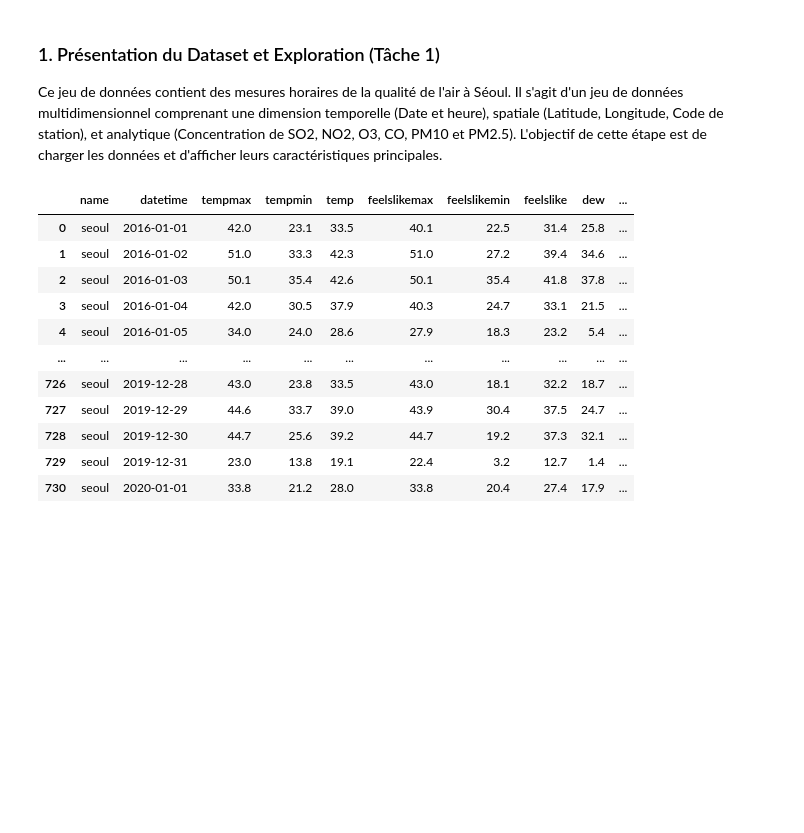
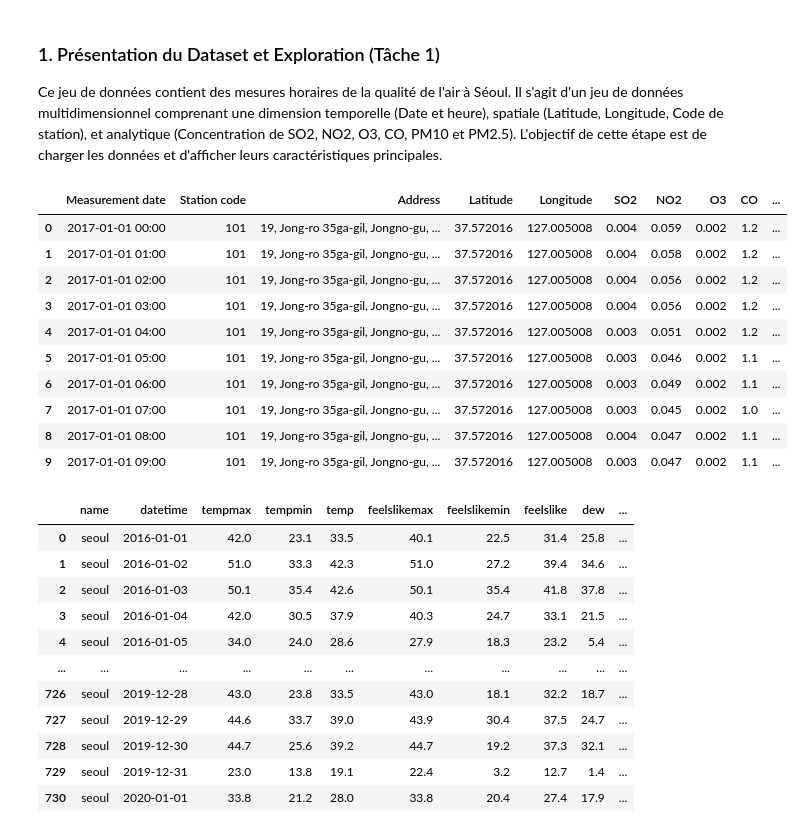
Before and after one commit to adrien-formoso/final_project_data_analyse, a Jupyter notebook: main.ipynb, the cells around one changed output. Drawn from its saved outputs; the diff is of its cells as text; code cells hidden in the pictures; blank space fills up the shorter version.

Commit message:
afficher données pollution

```diff
--- a/main.ipynb
+++ b/main.ipynb
@@ -42,6 +42,32 @@ def load_and_explore_data(file_path):
     print(df.describe().loc[['min', 'max']])
 
     return df
+# %%
+# ==================================================
+# POLLUTION DATASET OVERVIEW
+# ==================================================
+
+print("=" * 50)
+print("POLLUTION DATASET")
+print("=" * 50)
+
+print(f"Rows    : {df.shape[0]:,}")
+print(f"Columns : {df.shape[1]}")
+
+print("\nDataset preview:")
+display(df.head())
+# %% [output]
+|  | Measurement date | Station code | Address | Latitude | Longitude | SO2 | NO2 | O3 | CO | ... |
+| 0 | 2017-01-01 00:00 | 101 | 19, Jong-ro 35ga-gil, Jongno-gu, ... | 37.572016 | 127.005008 | 0.004 | 0.059 | 0.002 | 1.2 | ... |
+| 1 | 2017-01-01 01:00 | 101 | 19, Jong-ro 35ga-gil, Jongno-gu, ... | 37.572016 | 127.005008 | 0.004 | 0.058 | 0.002 | 1.2 | ... |
+| 2 | 2017-01-01 02:00 | 101 | 19, Jong-ro 35ga-gil, Jongno-gu, ... | 37.572016 | 127.005008 | 0.004 | 0.056 | 0.002 | 1.2 | ... |
+| 3 | 2017-01-01 03:00 | 101 | 19, Jong-ro 35ga-gil, Jongno-gu, ... | 37.572016 | 127.005008 | 0.004 | 0.056 | 0.002 | 1.2 | ... |
+| 4 | 2017-01-01 04:00 | 101 | 19, Jong-ro 35ga-gil, Jongno-gu, ... | 37.572016 | 127.005008 | 0.003 | 0.051 | 0.002 | 1.2 | ... |
+| 5 | 2017-01-01 05:00 | 101 | 19, Jong-ro 35ga-gil, Jongno-gu, ... | 37.572016 | 127.005008 | 0.003 | 0.046 | 0.002 | 1.1 | ... |
+| 6 | 2017-01-01 06:00 | 101 | 19, Jong-ro 35ga-gil, Jongno-gu, ... | 37.572016 | 127.005008 | 0.003 | 0.049 | 0.002 | 1.1 | ... |
+| 7 | 2017-01-01 07:00 | 101 | 19, Jong-ro 35ga-gil, Jongno-gu, ... | 37.572016 | 127.005008 | 0.003 | 0.045 | 0.002 | 1.0 | ... |
+| 8 | 2017-01-01 08:00 | 101 | 19, Jong-ro 35ga-gil, Jongno-gu, ... | 37.572016 | 127.005008 | 0.004 | 0.047 | 0.002 | 1.1 | ... |
+| 9 | 2017-01-01 09:00 | 101 | 19, Jong-ro 35ga-gil, Jongno-gu, ... | 37.572016 | 127.005008 | 0.003 | 0.047 | 0.002 | 1.1 | ... |
 # %%
 def concat_historical_temp(origine_path):
 
```
Also changed, not shown: 1 other file.
